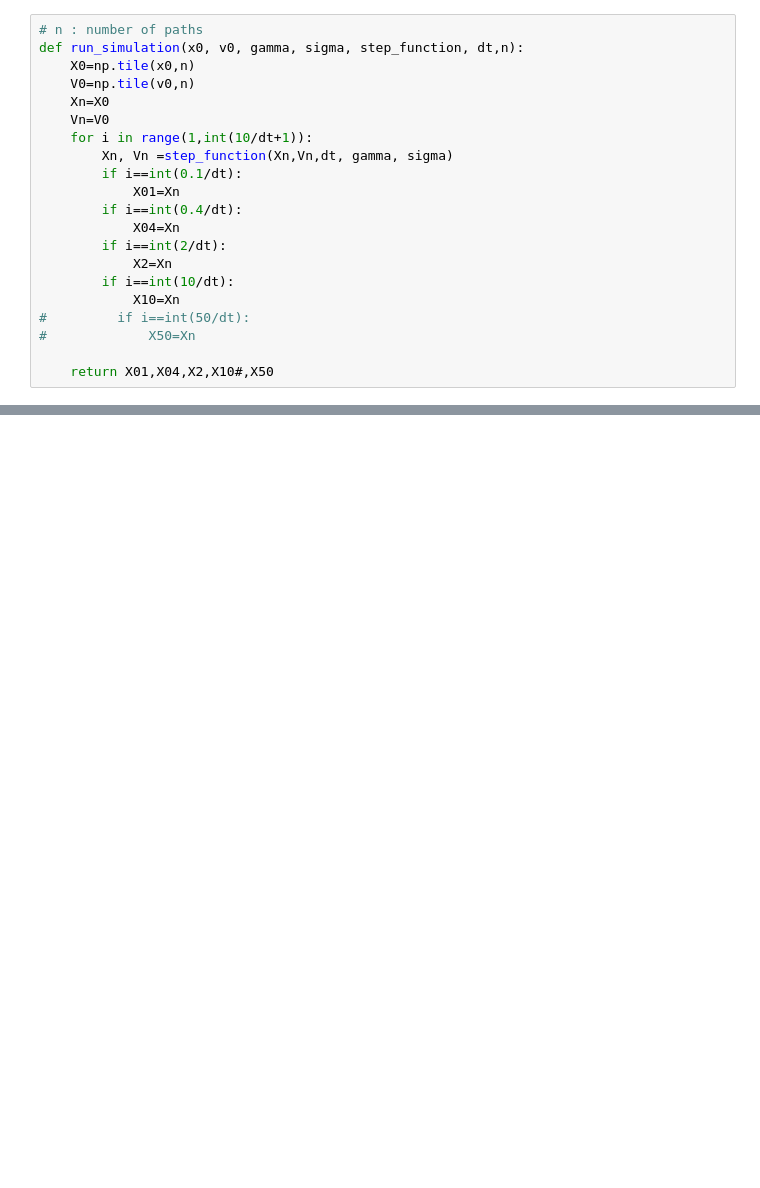
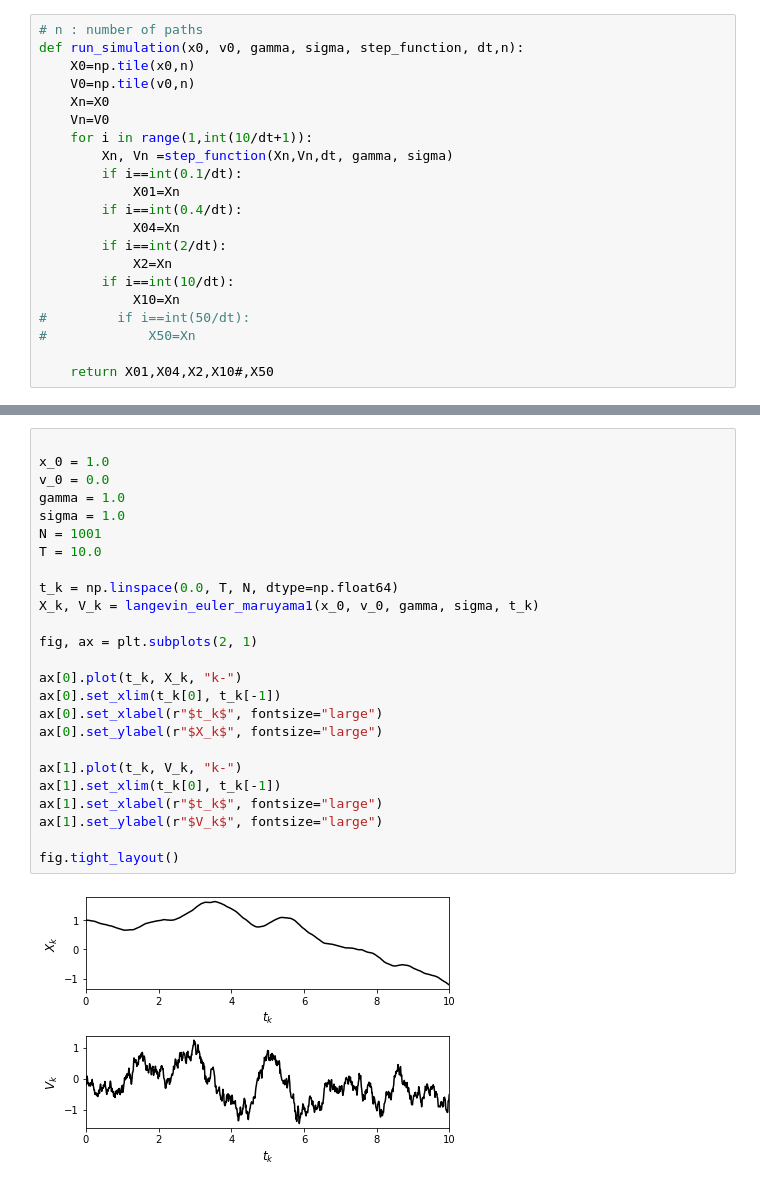
Before and after one commit to ktadgh/Langevin-Dynamics, a Jupyter notebook: Euler_Maruyama.ipynb, the cells around one changed output, grey strips where cells are left out. Cells and saved outputs as stored; diff of their text form; blank space fills up the shorter version.

Commit message:
using numba and expectation plots

```diff
--- a/Euler_Maruyama.ipynb
+++ b/Euler_Maruyama.ipynb
@@ -191,0 +251,27 @@ plt.show()
+# %%
+
+x_0 = 1.0
+v_0 = 0.0
+gamma = 1.0
+sigma = 1.0
+N = 1001
+T = 10.0
+
+t_k = np.linspace(0.0, T, N, dtype=np.float64)
+X_k, V_k = langevin_euler_maruyama1(x_0, v_0, gamma, sigma, t_k)
+
+fig, ax = plt.subplots(2, 1)
+
+ax[0].plot(t_k, X_k, "k-")
+ax[0].set_xlim(t_k[0], t_k[-1])
+ax[0].set_xlabel(r"$t_k$", fontsize="large")
+ax[0].set_ylabel(r"$X_k$", fontsize="large")
+
+ax[1].plot(t_k, V_k, "k-")
+ax[1].set_xlim(t_k[0], t_k[-1])
+ax[1].set_xlabel(r"$t_k$", fontsize="large")
+ax[1].set_ylabel(r"$V_k$", fontsize="large")
+
+fig.tight_layout()
+# %% [output]
+[figure, added]
```
Also changed, not shown: parts of 13 cells of this notebook.
